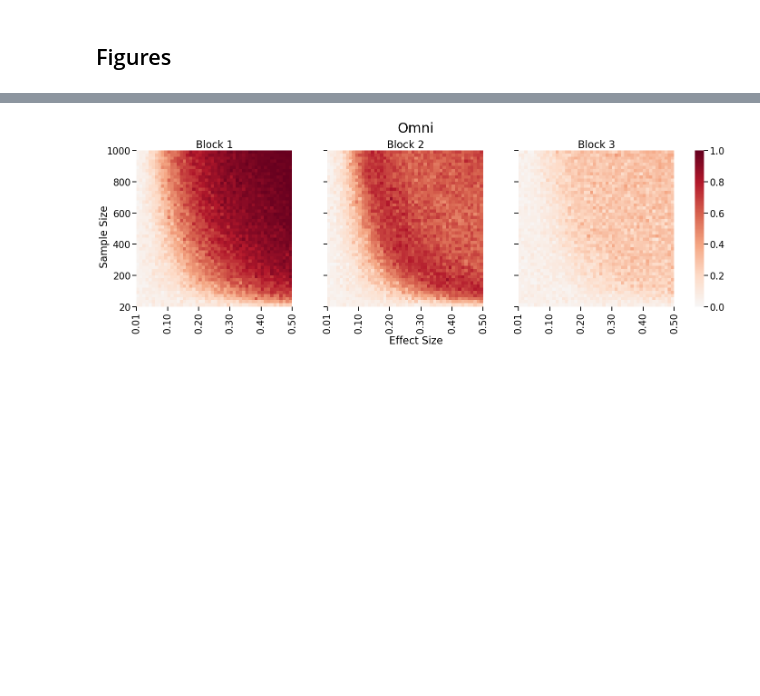
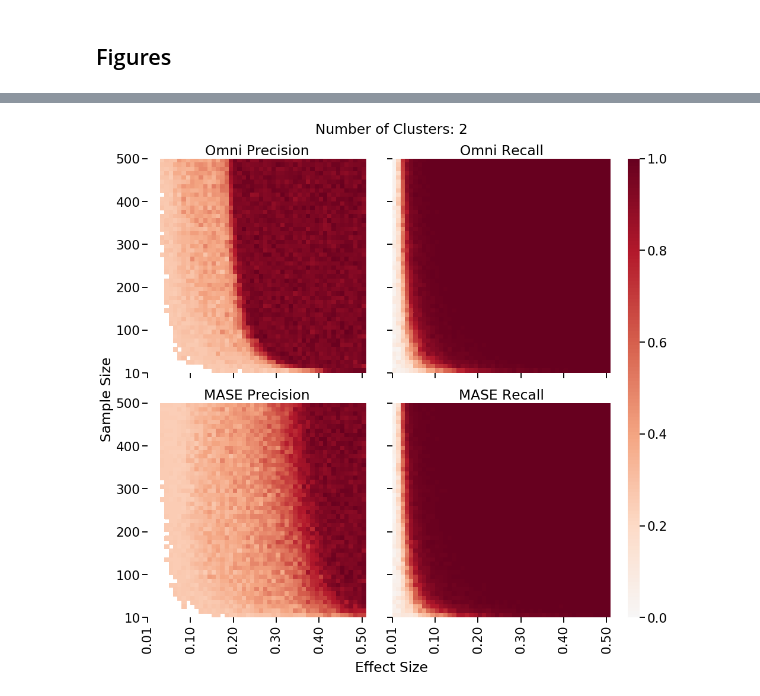
Before and after one commit to neurodata/dos_and_donts, a Jupyter notebook: experiments/experiment_3/20200222_experiment3.ipynb, the cells around one changed output, grey strips where cells are left out. Cells and saved outputs as stored; diff of their text form; code cells hidden in the pictures; blank space fills up the shorter version.

```diff
--- a/experiments/experiment_3/20200222_experiment3.ipynb
+++ b/experiments/experiment_3/20200222_experiment3.ipynb
@@ -161,5 +157,5 @@ res_df.to_csv(f"./results/20200222_correct_nodes_1.csv", index=False)
 # %%
-res_df = pd.read_csv("./results/20200204_results.csv")
+res_df = pd.read_csv("./results/20200222_correct_nodes.csv")
 
 res_df.head()
 # %% [output]
@@ -173,47 +185,66 @@ res_df.head()
 # %%
-fmt = lambda x: "{:.2f}".format(x)
+rows = ["omni", "mase"]
+cols = ["_precision_", "_recall_"]
 
-p = 0.5
-spacing = 50
-deltas = np.linspace(0, 1 - p, spacing + 1)[::10]
-deltas[0] += 0.01
-ms = np.linspace(0, 500, spacing + 1)[::10] * 2
-ms[0] += 20
+xticklabels = np.linspace(0, 1 - p, spacing + 1)[::10]
+xticklabels[0] += 0.01
+yticklabels = np.linspace(0, 250, spacing + 1)[::10] * 2
+yticklabels[0] += 10
 
-with sns.plotting_context("talk", font_scale=1.25):
+
+for k in range(2, 11, 2):
+    # Make figure with correct subplots
+    sns.set_context("talk", font_scale=1.3)
     fig, ax = plt.subplots(
-        1,
-        4,
-        gridspec_kw={"width_ratios": [1, 1, 1, 0.05]},
-        figsize=(19, 6),
+        2,
+        3,
+        gridspec_kw={"width_ratios": [1, 1, 0.05]},
+        figsize=(13, 12),
+        sharex=True,
+        sharey=True,
         constrained_layout=True,
     )
+    gs = ax[-1, -1].get_gridspec()
+    for ax_ in ax[:, -1]:
+        ax_.remove()
+    ax_leg = fig.add_subplot(gs[:, -1])
 
-    for i in range(3):
-        sns.heatmap(
-            np.flipud(res_df[f"omni_power_{i+1}"].values.reshape(spacing, -1)),
-            ax=ax[i],
-            square=True,
-            center=0,
-            cmap="RdBu_r",
-            cbar_kws=dict(shrink=0.7),
-            xticklabels=[fmt(d) for d in deltas],
-            yticklabels=["{:.0f}".format(m) for m in ms],
-            cbar_ax=ax[-1],
-            vmin=0,
-            vmax=1,
-        )
-        ax[i].set_xticks(np.arange(0, ax[0].get_xlim()[1] + 1, 10))
-        ax[i].set_yticks(np.arange(0, ax[0].get_ylim()[0] + 1, 10)[::-1])
-        if i != 0:
-            ax[i].yaxis.set_major_formatter(plt.NullFormatter())
-        ax[i].set_title(f"Block {i+1}")
+    for i, method in enumerate(rows):
+        for j, metric in enumerate(cols):
+            sns.heatmap(
+                np.flipud(res_df[f"{method}{metric}{k}"].values.reshape(spacing, -1)),
+                ax=ax[i, j],
+                square=True,
+                center=0,
+                cmap="RdBu_r",
+                cbar_kws=dict(shrink=0.7),
+                xticklabels=["{:.2f}".format(x) for x in xticklabels],
+                yticklabels=["{:.0f}".format(y) for y in yticklabels],
+                cbar_ax=ax_leg,
+                vmin=0,
+                vmax=1,
+            )
+            ax[i, j].set_xticks(np.arange(0, ax[0, 0].get_xlim()[1] + 1, 10))
+            ax[i, j].set_yticks(np.arange(0, ax[0, 0].get_ylim()[0] + 1, 10)[::-1])
 
-    fig.text(-0.01, 0.5, "Sample Size", va="center", rotation="vertical")
-    fig.text(0.5, -0.03, "Effect Size", va="center", ha="center")
-    fig.text(0.5, 1.05, "Omni", va="center", ha="center", fontsize=30)
+            if i == 0:
+                row_name = "Omni"
+            else:
+                row_name = "MASE"
+            if j == 0:
+                col_name = "Precision"
+            elif j == 1:
+                col_name = "Recall"
+            else:
+                col_name = "ARI"
+            ax[i, j].set_title(f"{row_name} {col_name}")
 
-    fig.savefig("./figures/20200204_omni_power.png", dpi=300, bbox_inches="tight")
-    fig.savefig("./figures/20200204_omni_power.pdf", bbox_inches="tight")
+    fig.text(0.5, 1.025, f"Number of Clusters: {k}", va="center", ha="center")
+    fig.text(-0.025, 0.5, "Sample Size", va="center", rotation="vertical")
+    fig.text(0.5, -0.025, "Effect Size", va="center", ha="center")
+
+    fig.savefig(
+        f"./figures/20200222_pr_k={k}.png", dpi=300, bbox_inches="tight"
+    )
 # %% [output]
-[figure, old version]
+[figure, new version]
```
Also changed, not shown: parts of 14 cells of this notebook, 6 other files.
